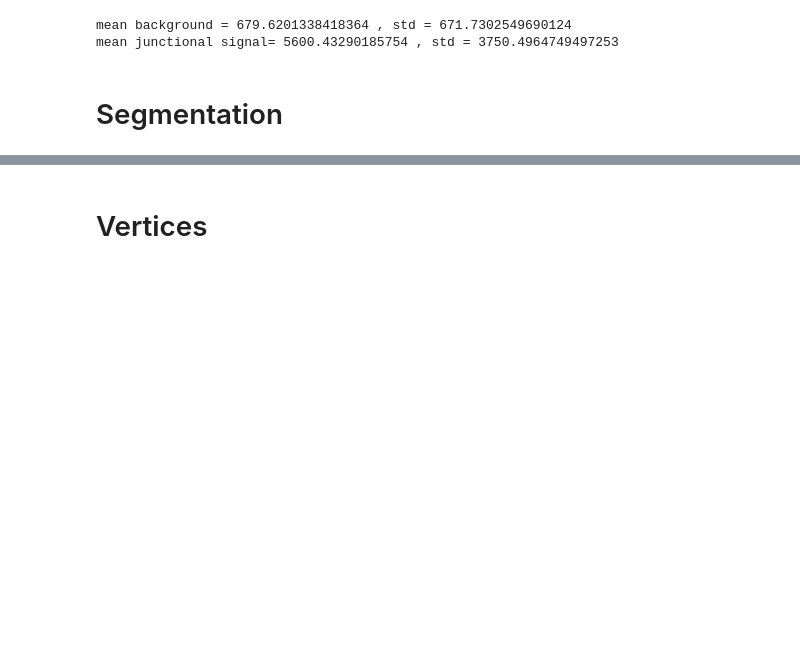
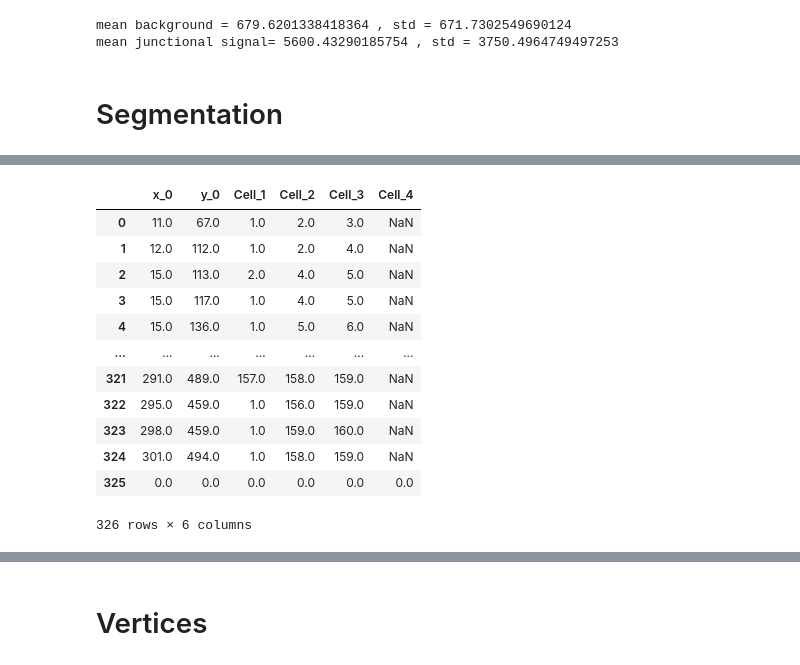
Before and after one commit to suzannelab/Dissect, a Jupyter notebook: notebook/2D-DISSECT-New_architecture-Copy2.ipynb, the cells around one changed output, grey strips where cells are left out. Saved outputs shown, nothing was run; the diff lists cells and outputs as text; code cells hidden in the pictures; blank space fills up the shorter version.

```diff
--- a/notebook/2D-DISSECT-New_architecture-Copy2.ipynb
+++ b/notebook/2D-DISSECT-New_architecture-Copy2.ipynb
@@ -313,0 +260,12 @@ df_acat
+# %%
+image_final = np.zeros_like(mask)
+
+for i in range(1, np.unique(seg)[-1]):
+
+
+    image_cell_mask_i = np.zeros_like(mask)
+    image_cell_mask_i[np.where(seg2 == i)] = 1
+    seg_dilate_i = dilation(image_cell_mask_i, 1)
+
+
+    image_final = image_final + seg_dilate_i
@@ -313,0 +367,16 @@ df_acat
+# %%
+df_vertices
+# %% [output]
+|  | x_0 | y_0 | Cell_1 | Cell_2 | Cell_3 | Cell_4 |
+| 0 | 11.0 | 67.0 | 1.0 | 2.0 | 3.0 | NaN |
+| 1 | 12.0 | 112.0 | 1.0 | 2.0 | 4.0 | NaN |
+| 2 | 15.0 | 113.0 | 2.0 | 4.0 | 5.0 | NaN |
+| 3 | 15.0 | 117.0 | 1.0 | 4.0 | 5.0 | NaN |
+| 4 | 15.0 | 136.0 | 1.0 | 5.0 | 6.0 | NaN |
+| ... | ... | ... | ... | ... | ... | ... |
+| 321 | 291.0 | 489.0 | 157.0 | 158.0 | 159.0 | NaN |
+| 322 | 295.0 | 459.0 | 1.0 | 156.0 | 159.0 | NaN |
+| 323 | 298.0 | 459.0 | 1.0 | 159.0 | 160.0 | NaN |
+| 324 | 301.0 | 494.0 | 1.0 | 158.0 | 159.0 | NaN |
+| 325 | 0.0 | 0.0 | 0.0 | 0.0 | 0.0 | 0.0 |
+326 rows × 6 columns
```
Also changed, not shown: parts of 87 cells of this notebook.
